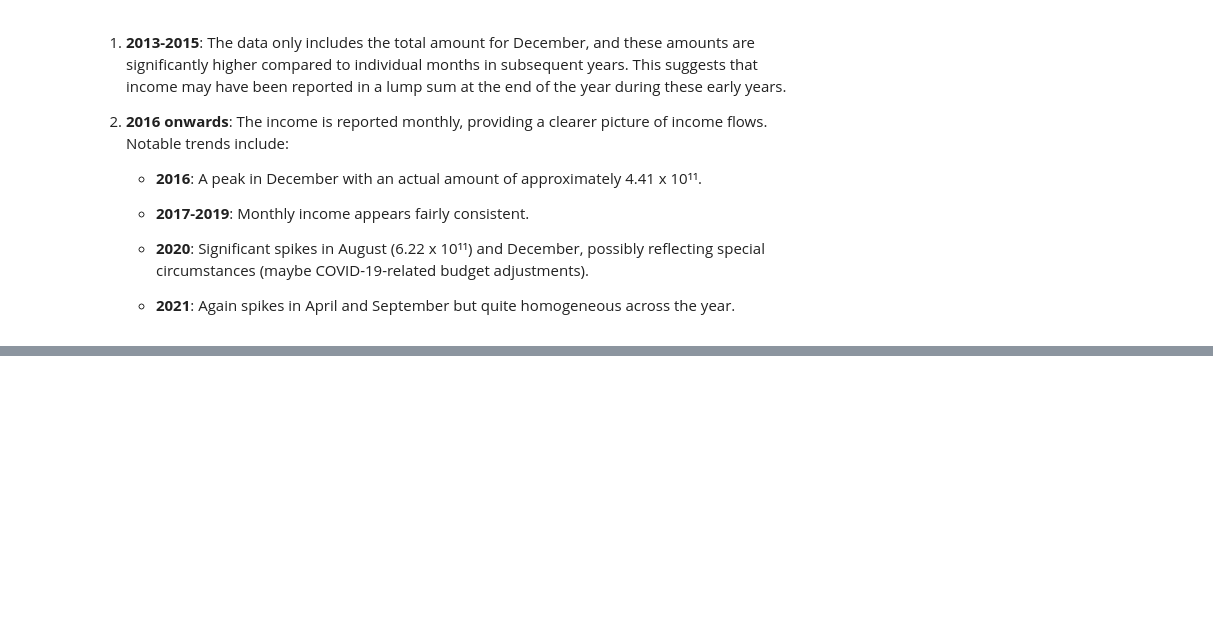
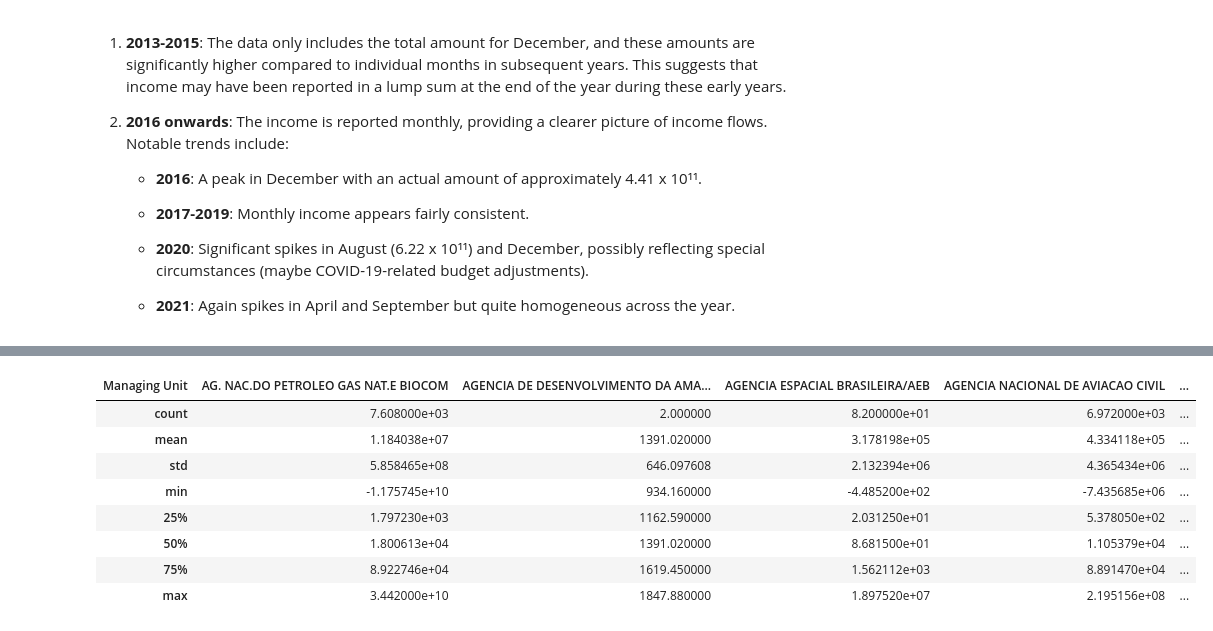
Before and after one commit to SupernovaIa/DataProject-Brasil-Public-Income-EDA, a Jupyter notebook: notebook/03-Phase-ExploratoryDataAnalysis.ipynb, the cells around one changed output, grey strips where cells are left out. Saved outputs shown, nothing was run; the diff lists cells and outputs as text; code cells hidden in the pictures; blank space fills up the shorter version.

```diff
--- a/notebook/03-Phase-ExploratoryDataAnalysis.ipynb
+++ b/notebook/03-Phase-ExploratoryDataAnalysis.ipynb
@@ -247,0 +265,12 @@ Name: Actual Amount, dtype: float64
+# %%
+df.groupby('Managing Unit')['Actual Amount'].describe().T
+# %% [output]
+| Managing Unit | AG. NAC.DO PETROLEO GAS NAT.E BIOCOM | AGENCIA DE DESENVOLVIMENTO DA AMA... | AGENCIA ESPACIAL BRASILEIRA/AEB | AGENCIA NACIONAL DE AVIACAO CIVIL | ... |
+| count | 7.608000e+03 | 2.000000 | 8.200000e+01 | 6.972000e+03 | ... |
+| mean | 1.184038e+07 | 1391.020000 | 3.178198e+05 | 4.334118e+05 | ... |
+| std | 5.858465e+08 | 646.097608 | 2.132394e+06 | 4.365434e+06 | ... |
+| min | -1.175745e+10 | 934.160000 | -4.485200e+02 | -7.435685e+06 | ... |
+| 25% | 1.797230e+03 | 1162.590000 | 2.031250e+01 | 5.378050e+02 | ... |
+| 50% | 1.800613e+04 | 1391.020000 | 8.681500e+01 | 1.105379e+04 | ... |
+| 75% | 8.922746e+04 | 1619.450000 | 1.562112e+03 | 8.891470e+04 | ... |
+| max | 3.442000e+10 | 1847.880000 | 1.897520e+07 | 2.195156e+08 | ... |
```
Also changed, not shown: parts of 27 cells of this notebook, 4 other files.
